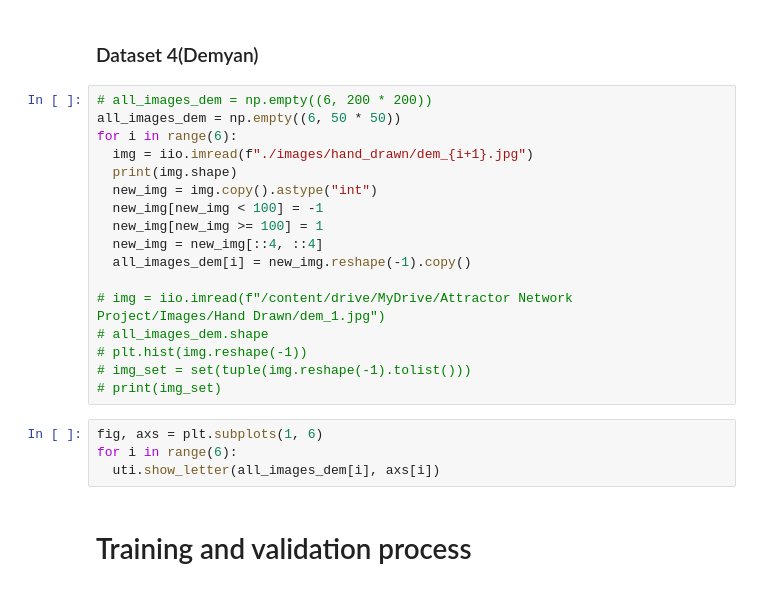
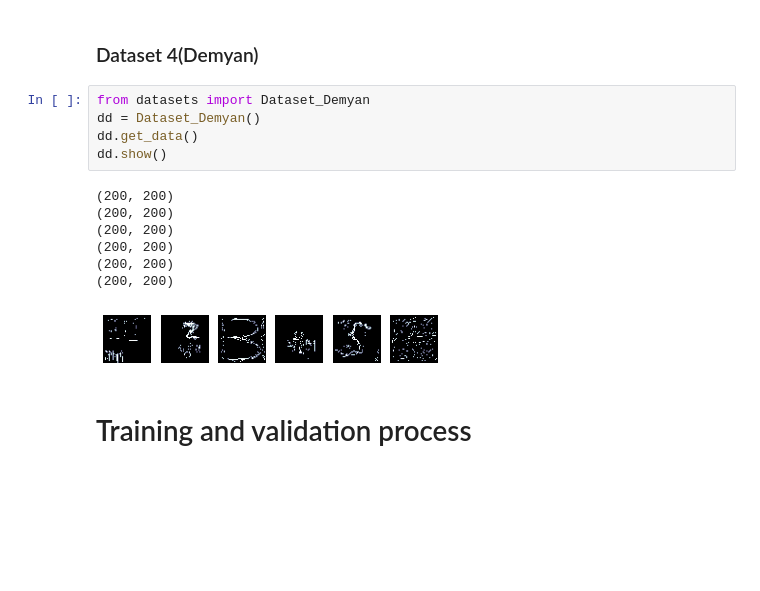
Before and after one commit to doomgutt/NMA-CN-2022-Project--Group-A---Attractor-Networks, a Jupyter notebook: main.ipynb, the cells around one changed output. Drawn from its saved outputs; the diff is of its cells as text; blank space fills up the shorter version.

```diff
--- a/main.ipynb
+++ b/main.ipynb
@@ -64,26 +39,18 @@ for i in range(9):
 # %% [markdown]
 ### Dataset 4(Demyan)
 # %%
-# all_images_dem = np.empty((6, 200 * 200))
-all_images_dem = np.empty((6, 50 * 50))
-for i in range(6):
-  img = iio.imread(f"./images/hand_drawn/dem_{i+1}.jpg")
-  print(img.shape)
-  new_img = img.copy().astype("int")
-  new_img[new_img < 100] = -1
-  new_img[new_img >= 100] = 1
-  new_img = new_img[::4, ::4]
-  all_images_dem[i] = new_img.reshape(-1).copy()
-
-# img = iio.imread(f"/content/drive/MyDrive/Attractor Network Project/Images/Hand Drawn/dem_1.jpg")
-# all_images_dem.shape
-# plt.hist(img.reshape(-1))
-# img_set = set(tuple(img.reshape(-1).tolist()))
-# print(img_set)
+from datasets import Dataset_Demyan
+dd = Dataset_Demyan()
+dd.get_data()
+dd.show()
+# %% [output]
+(200, 200)
+(200, 200)
+(200, 200)
+(200, 200)
+(200, 200)
+(200, 200)
+[figure, added]
-# %%
-fig, axs = plt.subplots(1, 6)
-for i in range(6):
-  uti.show_letter(all_images_dem[i], axs[i])
 # %% [markdown]
 # Training and validation process
 # %% [markdown]
```
Also changed, not shown: parts of 9 cells of this notebook, 3 other files.
